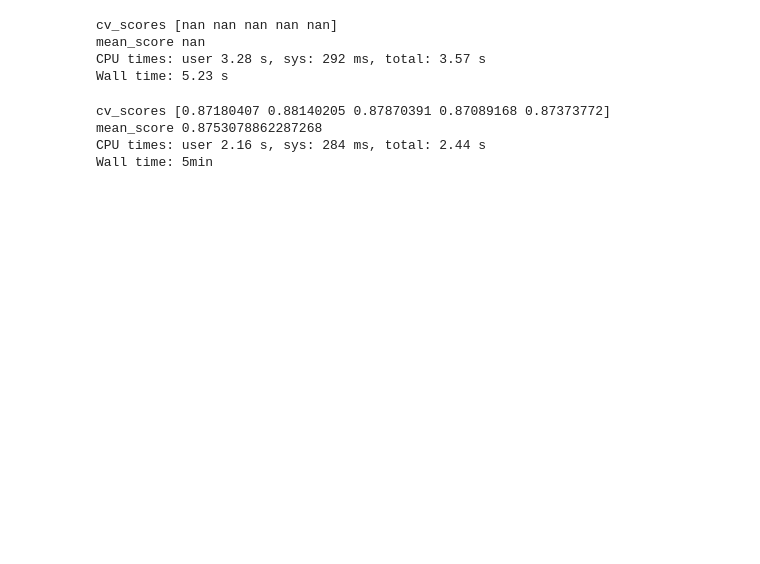
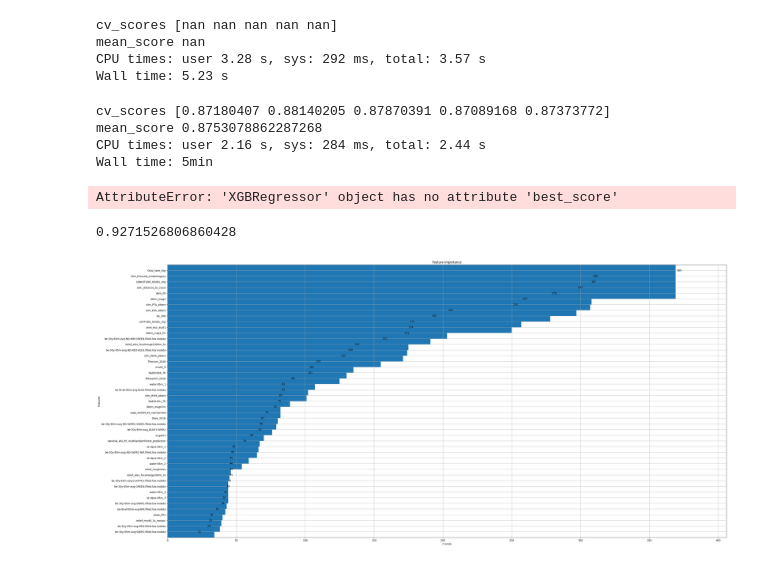
Before and after one commit to sheecegardezi/uncoverml, a Jupyter notebook: notebook/xgboost.ipynb, the cells around one changed output. Saved outputs shown, nothing was run; the diff lists cells and outputs as text; code cells hidden in the pictures; blank space fills up the shorter version.

```diff
--- a/notebook/xgboost.ipynb
+++ b/notebook/xgboost.ipynb
@@ -120,0 +115,39 @@ Wall time: 5min
+# %%
+# plot feature importance using built-in function
+from numpy import loadtxt
+from xgboost import XGBClassifier
+from xgboost import plot_importance
+from matplotlib import pyplot
+from pathlib import Path
+# load data
+input_file = Path("../data/max_abs_df.csv")
+df = pd.read_csv(input_file).astype('float32')
+df = df[~df.isin([np.nan, np.inf, -np.inf,-9999.0]).any(1)]
+y = df['target'].values
+X = df.drop("target",axis=1)
+
+dtrain = xgb.DMatrix(data=X.values, label=y, feature_names=X.columns.values)
+
+# fit model no training data
+model = XGBRegressor(objective='reg:squarederror',n_jobs=-1)
+model.fit(X, y)
+# plot feature importance
+# %%
+fitted.best_score
+# %% [output]
+AttributeError: 'XGBRegressor' object has no attribute 'best_score'
+# %%
+from sklearn.metrics import r2_score
+
+train_out = model.predict(X)
+score = r2_score(y,train_out)
+score
+# %% [output]
+0.9271526806860428
+# %%
+plt.rcParams['figure.figsize'] = [40, 20]
+plt.rcParams['figure.dpi'] = 100
+plot_importance(model,height=10)
+pyplot.show()
+# %% [output]
+[figure, added]
```
Also changed, not shown: parts of 4 cells of this notebook, 5 other files.
